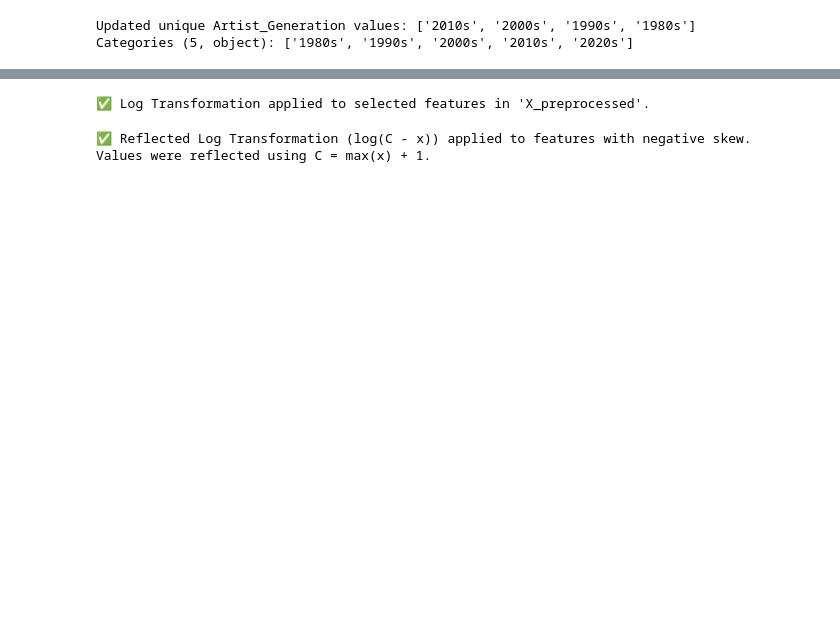
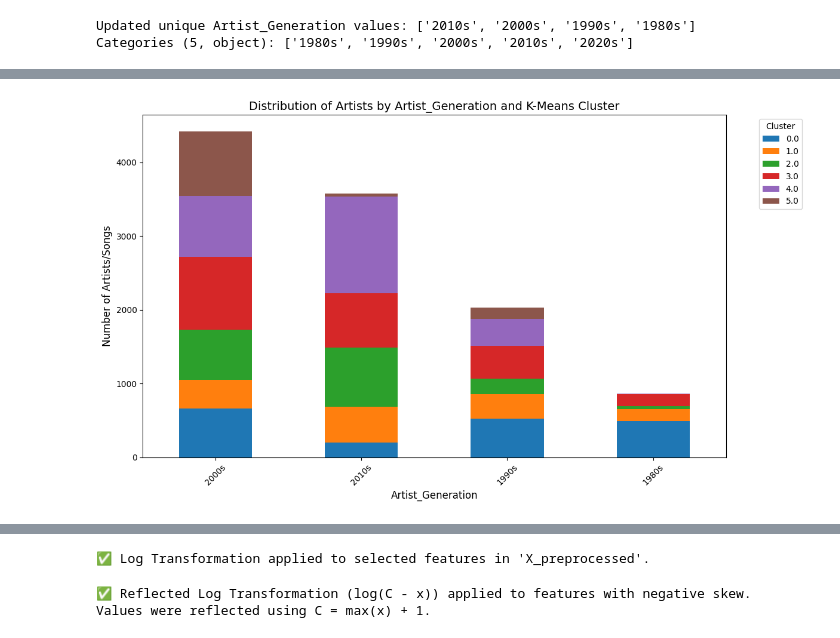
Before and after one commit to Syreel/DataMining, a Jupyter notebook: predictive_analysis.ipynb, the cells around one changed output, grey strips where cells are left out. Cells and saved outputs as stored; diff of their text form; code cells hidden in the pictures; blank space fills up the shorter version.

```diff
--- a/predictive_analysis.ipynb
+++ b/predictive_analysis.ipynb
@@ -117,3 +339,29 @@ Categories (5, object): ['1980s', '1990s', '2000s', '2010s', '2020s']
+# %%
+# 1. Create a cross-tabulation of the two features
+# This creates a DataFrame where rows are macro_regions and columns are Clusters
+cluster_distribution = pd.crosstab(df['Artist_Generation'], df['Cluster'])
+
+# 2. Sort the data by total count (optional, but makes the plot cleaner)
+# This mimics your example image where the largest regions are on the left
+cluster_distribution['Total'] = cluster_distribution.sum(axis=1)
+cluster_distribution = cluster_distribution.sort_values(by='Total', ascending=False).drop(columns='Total')
+
+# Create the plot
+ax = cluster_distribution.plot(kind='bar',
+                               stacked=True,
+                               figsize=(12, 7)) # Colors matching your example
+
+# Customizing the labels and title
+plt.title('Distribution of Artists by Artist_Generation and K-Means Cluster', fontsize=14)
+plt.xlabel('Artist_Generation', fontsize=12)
+plt.ylabel('Number of Artists/Songs', fontsize=12)
+plt.xticks(rotation=45) # Rotate names for better readability
+plt.legend(title='Cluster', bbox_to_anchor=(1.05, 1), loc='upper left')
+
+plt.tight_layout()
+plt.show()
+# %% [output]
+[figure, added]
 # %%
 # Pass a list of prefixes matching the columns list
 df_encoded = pd.get_dummies(
```
Also changed, not shown: parts of 47 cells of this notebook.
